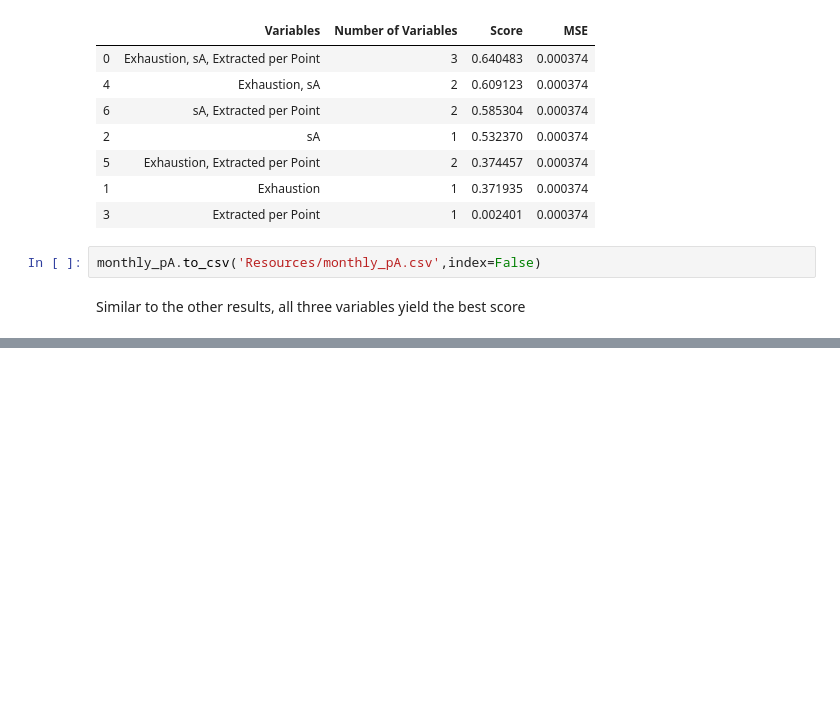
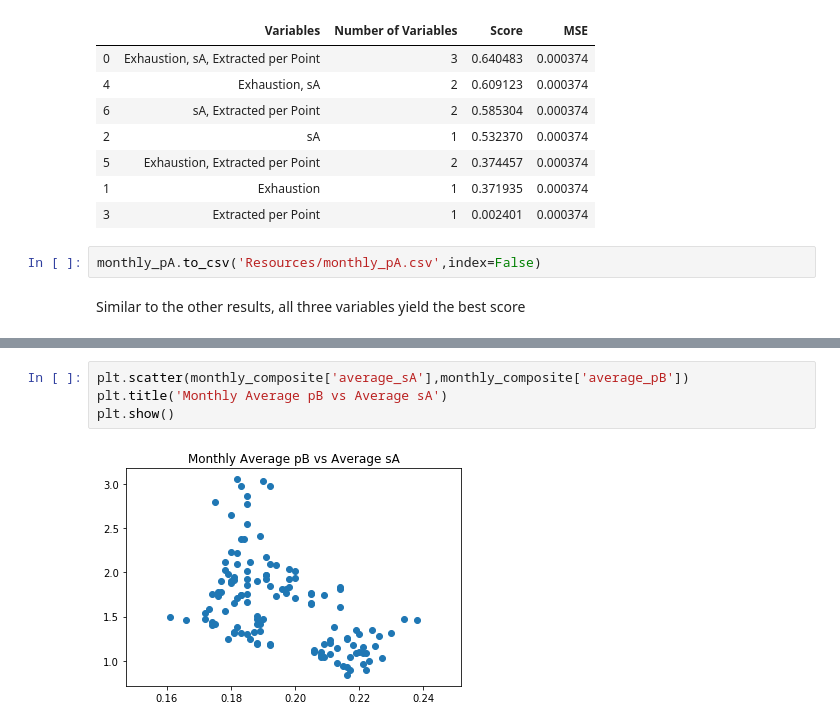
Before and after one commit to ngoodweiler/Data-Analytics-Final_Project, a Jupyter notebook: Regression_testing_monthly.ipynb, the cells around one changed output, grey strips where cells are left out. Drawn from its saved outputs; the diff is of its cells as text; blank space fills up the shorter version.

```diff
--- a/Regression_testing_monthly.ipynb
+++ b/Regression_testing_monthly.ipynb
@@ -346,0 +356,6 @@ Similar to the other results, all three variables yield the best score
+# %%
+plt.scatter(monthly_composite['average_sA'],monthly_composite['average_pB'])
+plt.title('Monthly Average pB vs Average sA')
+plt.show()
+# %% [output]
+[figure, added]
```
Also changed, not shown: parts of 12 cells of this notebook.
